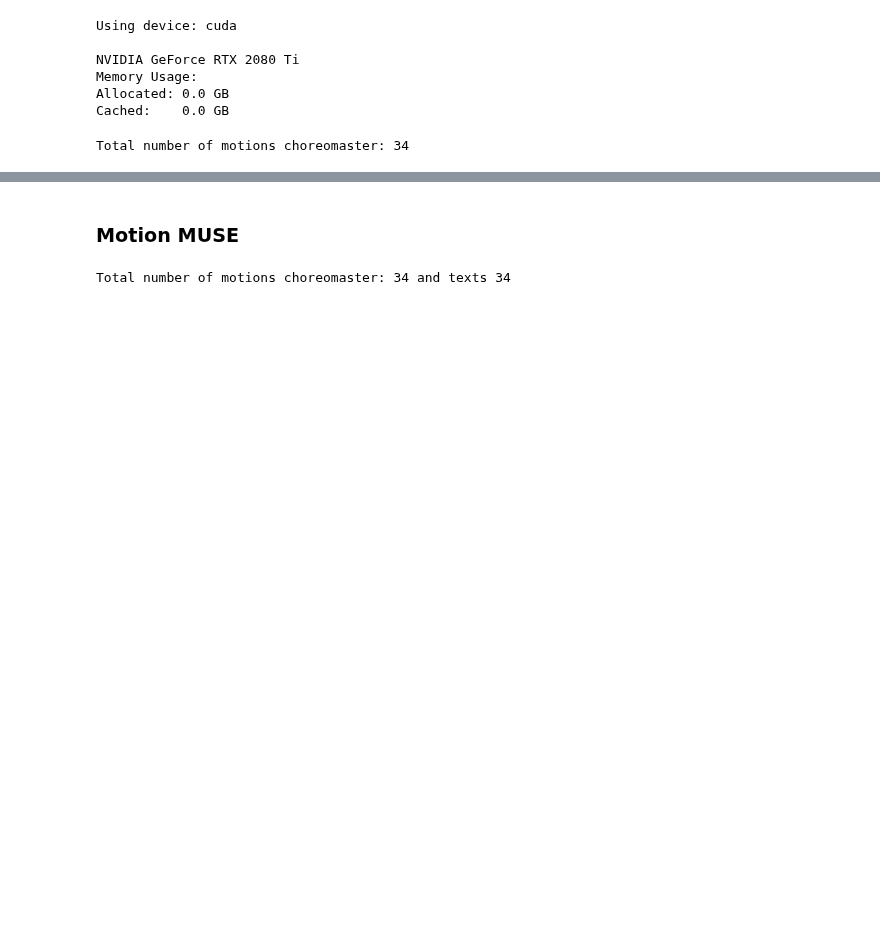
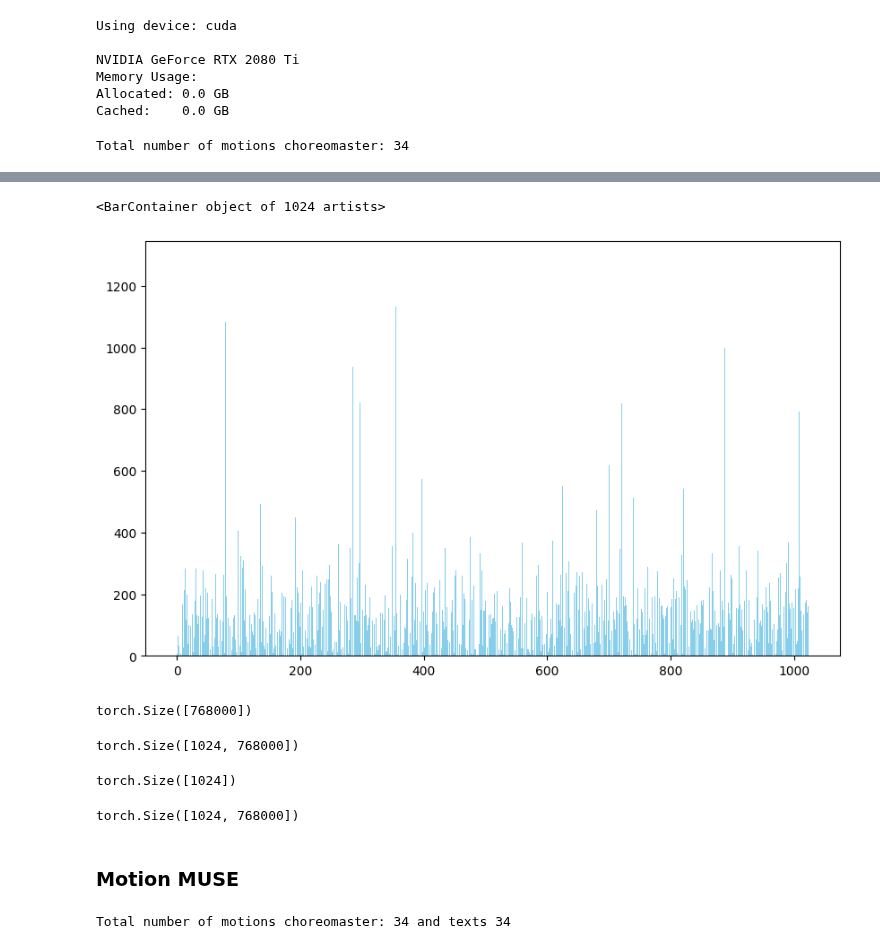
Before and after one commit to sohananisetty/ATCMG, a Jupyter notebook: multimodal.ipynb, the cells around one changed output, grey strips where cells are left out. Cells and saved outputs as stored; diff of their text form; code cells hidden in the pictures; blank space fills up the shorter version.

```diff
--- a/multimodal.ipynb
+++ b/multimodal.ipynb
@@ -207,0 +295,22 @@ val_loss_ae
+# %%
+indices = list(codebook_usage.keys())
+usage_counts = list(codebook_usage.values())
+
+# Plot the graph
+plt.figure(figsize=(10, 6))
+plt.bar(indices, usage_counts, color='skyblue')
+# %% [output]
+<BarContainer object of 1024 artists>
+[figure, added]
+# %%
+data.shape
+# %% [output]
+torch.Size([768000])
+# %%
+embed.shape
+# %% [output]
+torch.Size([1024, 768000])
+# %%
+cluster_size.shape
+# %% [output]
+torch.Size([1024])
@@ -208,3 +319,7 @@ val_loss_ae
+# %%
+embed_sum.shape
+# %% [output]
+torch.Size([1024, 768000])
 # %% [markdown]
 ### Motion MUSE
 # %%
```
Also changed, not shown: parts of 49 cells of this notebook, 23 other files.
